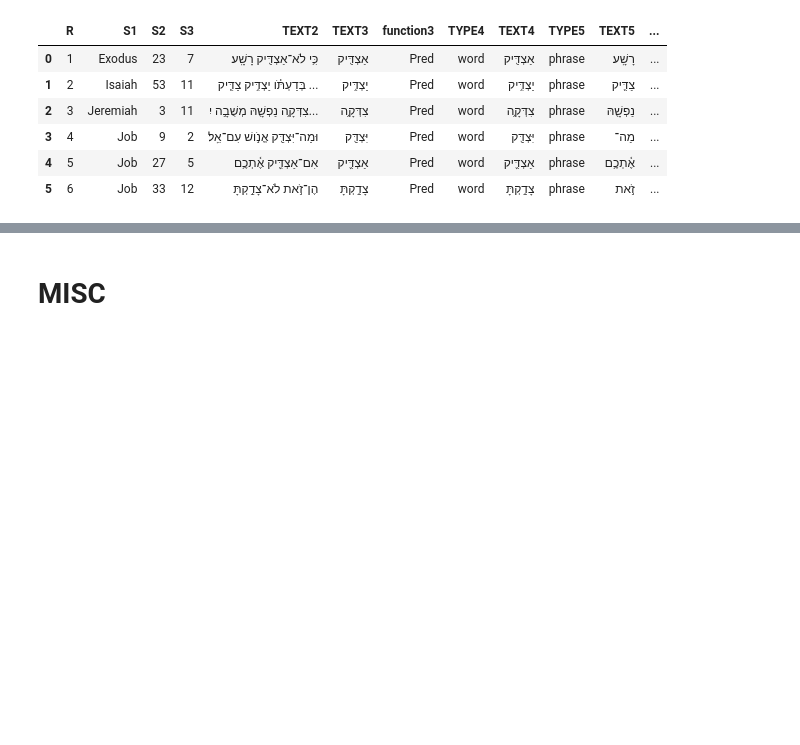
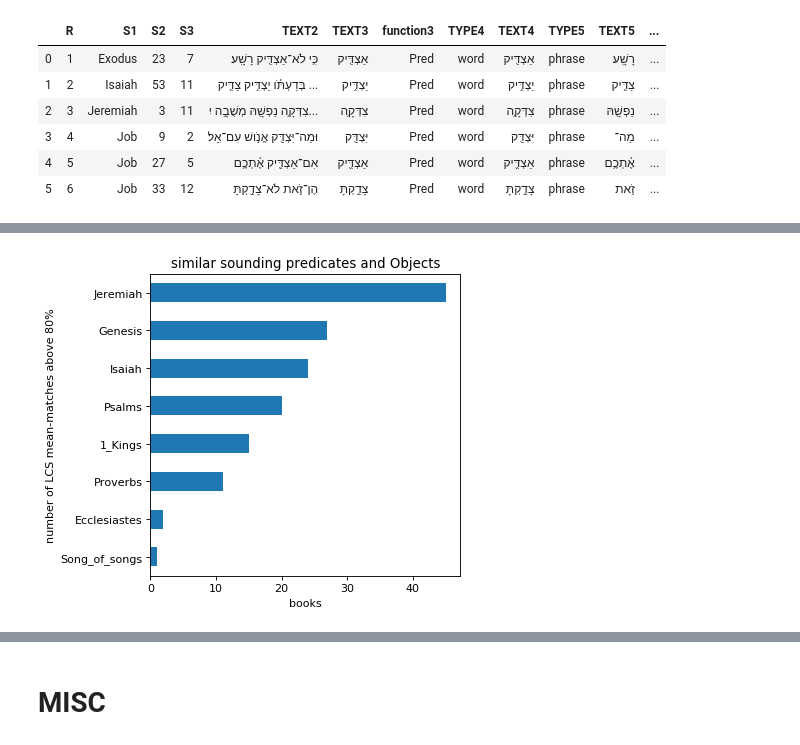
Before and after one commit to oliverglanz/Text-Fabric, a Jupyter notebook: LCS/0000_ETCBC-TF_2101-BHS_ETCBC_LCS_o.glanz _prof-edition.ipynb, the cells around one changed output, grey strips where cells are left out. Saved outputs shown, nothing was run; the diff lists cells and outputs as text; code cells hidden in the pictures; blank space fills up the shorter version.

```diff
--- a/LCS/0000_ETCBC-TF_2101-BHS_ETCBC_LCS_o.glanz _prof-edition.ipynb
+++ b/LCS/0000_ETCBC-TF_2101-BHS_ETCBC_LCS_o.glanz _prof-edition.ipynb
@@ -403,0 +642,4 @@ For our research we are interested in displaying:
+# %%
+PredObjWordListsXL['Objclength']=PredObjWordListsXL.apply(lambda row : len(row['g_cons_utf86']), axis = 1)
+# %%
+PredObjWordListsXL['LCSlength']=PredObjWordListsXL.apply(lambda row : len(row['lcsresults']), axis = 1)
@@ -403,0 +657,3 @@ For our research we are interested in displaying:
+# %%
+PredObjWordListsXL['LCSObjcPredMeanMatch']=PredObjWordListsXL.apply(lambda row : meanpercentage(row['Predlength'], row['Objclength'], row['LCSlength']), axis = 1)
+PredObjWordListsXL.head(6)
@@ -403,0 +709,11 @@ For our research we are interested in displaying:
+# %%
+PredObjWordListsXLplot75 = PredObjWordListsXL[PredObjWordListsXL.LCSObjcPredMeanMatch >= 75]
+# %%
+figure(num=None, figsize=(5, 5), dpi=80, facecolor='w', edgecolor='k')
+PredObjWordListsXLplot75.groupby("S1").size().sort_values(ascending=True).plot.barh()
+plt.xlabel('books')
+plt.ylabel('number of LCS mean-matches above 80%')
+plt.title('similar sounding predicates and Objects')
+plt.show()
+# %% [output]
+[figure, added]
```
Also changed, not shown: parts of 75 cells of this notebook.
